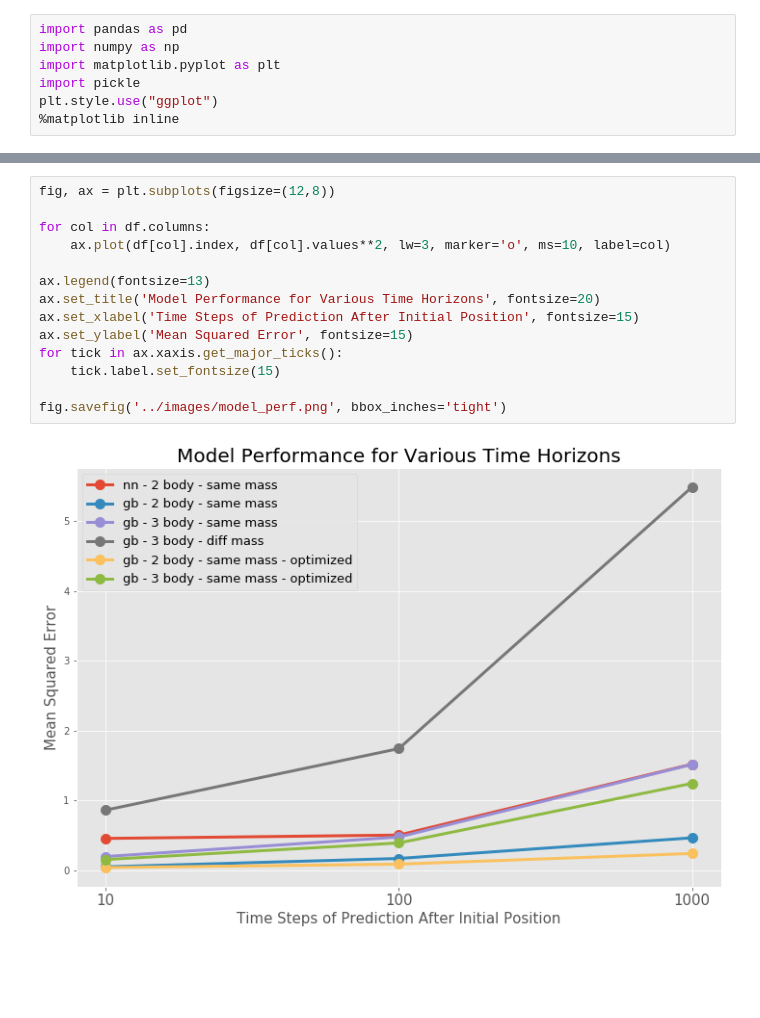
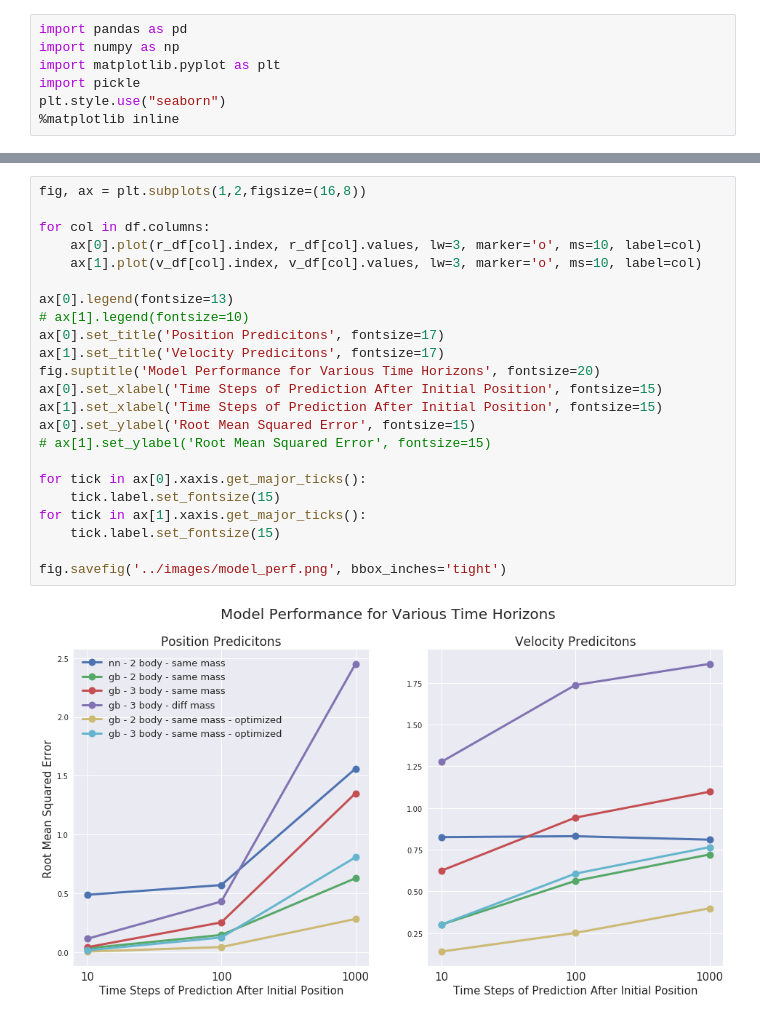
Before and after one commit to redwin21/n-body-problem, a Jupyter notebook: images/model_performance_plot.ipynb, the cells around one changed output, grey strips where cells are left out. Saved outputs shown, nothing was run; the diff lists cells and outputs as text; blank space fills up the shorter version.

Commit message:
rerun model performance metric calculations

```diff
--- a/images/model_performance_plot.ipynb
+++ b/images/model_performance_plot.ipynb
@@ -3,6 +3,6 @@ import pandas as pd
 import numpy as np
 import matplotlib.pyplot as plt
 import pickle
-plt.style.use("ggplot")
+plt.style.use("seaborn")
 %matplotlib inline
 # %%
@@ -26,16 +43,25 @@ df
 # %%
-fig, ax = plt.subplots(figsize=(12,8))
+fig, ax = plt.subplots(1,2,figsize=(16,8))
 
 for col in df.columns:
-    ax.plot(df[col].index, df[col].values**2, lw=3, marker='o', ms=10, label=col)
+    ax[0].plot(r_df[col].index, r_df[col].values, lw=3, marker='o', ms=10, label=col)
+    ax[1].plot(v_df[col].index, v_df[col].values, lw=3, marker='o', ms=10, label=col)
 
-ax.legend(fontsize=13)
-ax.set_title('Model Performance for Various Time Horizons', fontsize=20)
-ax.set_xlabel('Time Steps of Prediction After Initial Position', fontsize=15)
-ax.set_ylabel('Mean Squared Error', fontsize=15)
-for tick in ax.xaxis.get_major_ticks():
+ax[0].legend(fontsize=13)
+# ax[1].legend(fontsize=10)
+ax[0].set_title('Position Predicitons', fontsize=17)
+ax[1].set_title('Velocity Predicitons', fontsize=17)
+fig.suptitle('Model Performance for Various Time Horizons', fontsize=20)
+ax[0].set_xlabel('Time Steps of Prediction After Initial Position', fontsize=15)
+ax[1].set_xlabel('Time Steps of Prediction After Initial Position', fontsize=15)
+ax[0].set_ylabel('Root Mean Squared Error', fontsize=15)
+# ax[1].set_ylabel('Root Mean Squared Error', fontsize=15)
+
+for tick in ax[0].xaxis.get_major_ticks():
+    tick.label.set_fontsize(15)
+for tick in ax[1].xaxis.get_major_ticks():
     tick.label.set_fontsize(15)
 
 fig.savefig('../images/model_perf.png', bbox_inches='tight')
 # %% [output]
-[figure, old version]
+[figure, new version]
```
Also changed, not shown: parts of 4 cells of this notebook, 4 other files.
